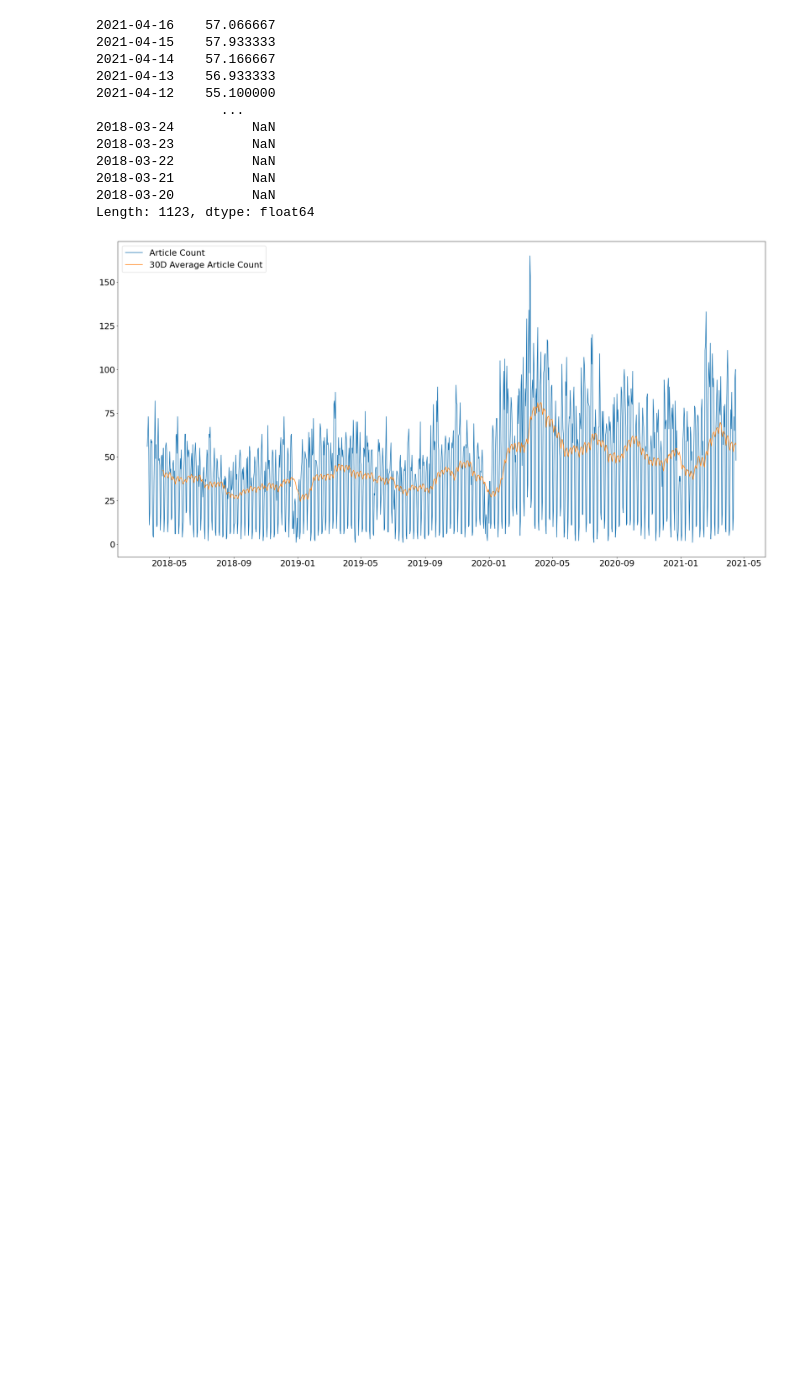
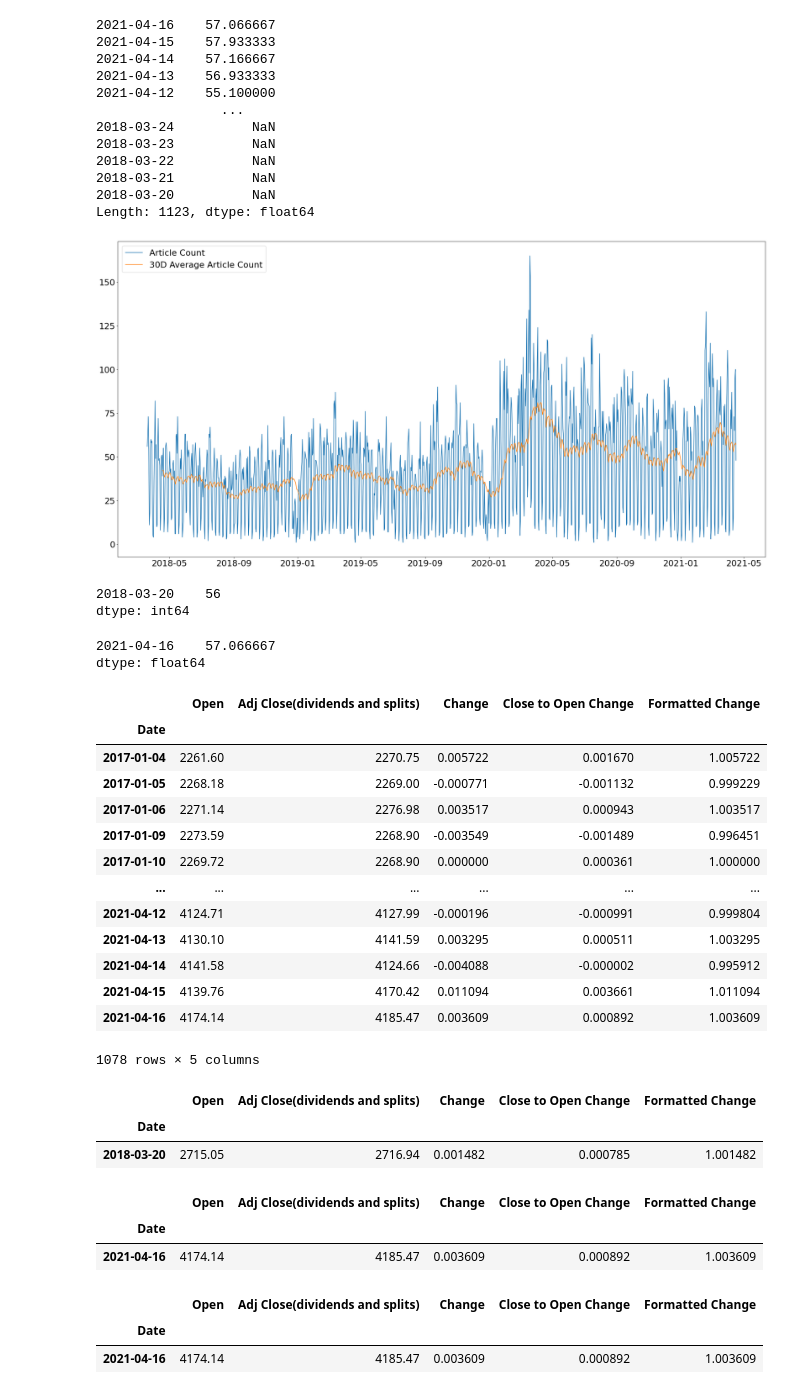
Before and after one commit to hoestlund/thesis, a Jupyter notebook: data_visualisation/reuters_analysis.ipynb, the cells around one changed output. Saved outputs shown, nothing was run; the diff lists cells and outputs as text; code cells hidden in the pictures; blank space fills up the shorter version.

```diff
--- a/data_visualisation/reuters_analysis.ipynb
+++ b/data_visualisation/reuters_analysis.ipynb
@@ -202,3 +202,33 @@ plt.legend(loc="upper left")
 plt.show()
 # %% [output]
 [figure]
+# %%
+performance = pd.read_csv('../data/calculations/returns.csv')
+# %%
+time_series.tail(1)
+# %% [output]
+2018-03-20    56
+dtype: int64
+# %%
+rolling_time_series.tail(1)
+# %% [output]
+2021-04-16    57.066667
+dtype: float64
+# %%
+performance.set_index('Date', inplace=True)
+performance
+# %% [output]
+|  | Open | Adj Close(dividends and splits) | Change | Close to Open Change | Formatted Change |
+| Date |  |  |  |  |  |
+| 2017-01-04 | 2261.60 | 2270.75 | 0.005722 | 0.001670 | 1.005722 |
+| 2017-01-05 | 2268.18 | 2269.00 | -0.000771 | -0.001132 | 0.999229 |
+| 2017-01-06 | 2271.14 | 2276.98 | 0.003517 | 0.000943 | 1.003517 |
+| 2017-01-09 | 2273.59 | 2268.90 | -0.003549 | -0.001489 | 0.996451 |
+| 2017-01-10 | 2269.72 | 2268.90 | 0.000000 | 0.000361 | 1.000000 |
+| ... | ... | ... | ... | ... | ... |
+| 2021-04-12 | 4124.71 | 4127.99 | -0.000196 | -0.000991 | 0.999804 |
+| 2021-04-13 | 4130.10 | 4141.59 | 0.003295 | 0.000511 | 1.003295 |
+| 2021-04-14 | 4141.58 | 4124.66 | -0.004088 | -0.000002 | 0.995912 |
+| 2021-04-15 | 4139.76 | 4170.42 | 0.011094 | 0.003661 | 1.011094 |
+| 2021-04-16 | 4174.14 | 4185.47 | 0.003609 | 0.000892 | 1.003609 |
+1078 rows × 5 columns
@@ -204,0 +237,19 @@ plt.show()
+# %%
+performance.head(1)
+# %% [output]
+|  | Open | Adj Close(dividends and splits) | Change | Close to Open Change | Formatted Change |
+| Date |  |  |  |  |  |
+| 2018-03-20 | 2715.05 | 2716.94 | 0.001482 | 0.000785 | 1.001482 |
+# %%
+performance.tail(1)
+# %% [output]
+|  | Open | Adj Close(dividends and splits) | Change | Close to Open Change | Formatted Change |
+| Date |  |  |  |  |  |
+| 2021-04-16 | 4174.14 | 4185.47 | 0.003609 | 0.000892 | 1.003609 |
+# %%
+reverse_performance = performance.iloc[::-1]
+reverse_performance.head(1)
+# %% [output]
+|  | Open | Adj Close(dividends and splits) | Change | Close to Open Change | Formatted Change |
+| Date |  |  |  |  |  |
+| 2021-04-16 | 4174.14 | 4185.47 | 0.003609 | 0.000892 | 1.003609 |
```
Also changed, not shown: parts of 6 cells of this notebook, 1 other file.
